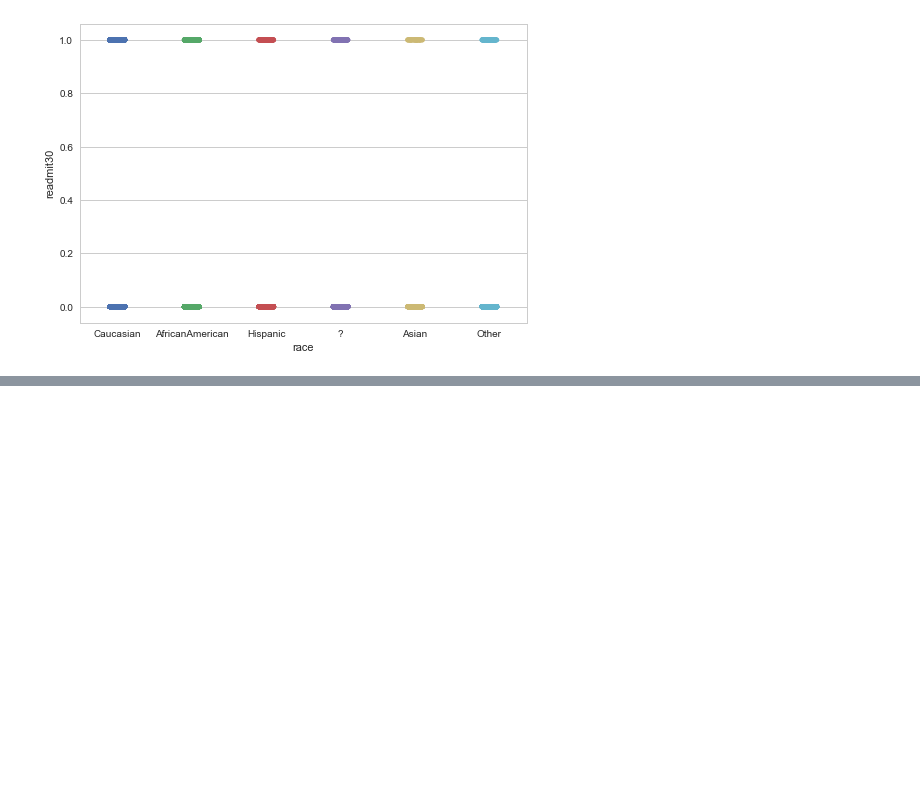
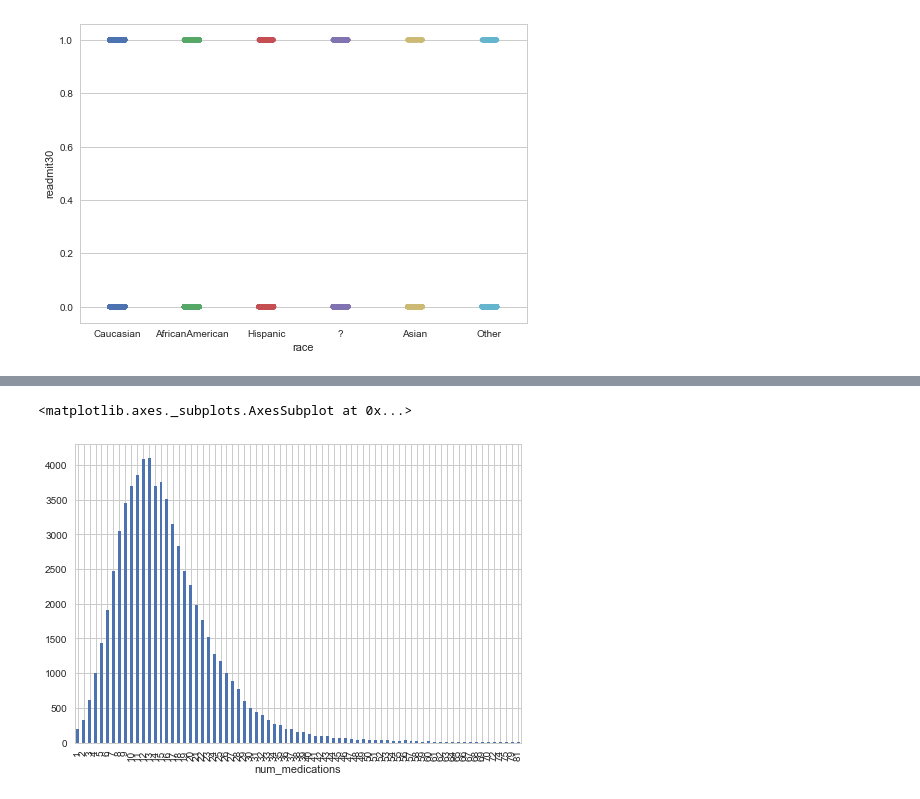
Before and after one commit to AOlden/sb-projects, a Jupyter notebook: diabetes_readmission/exploratory_analysis_diabetes_readmission.ipynb, the cells around one changed output, grey strips where cells are left out. Saved outputs shown, nothing was run; the diff lists cells and outputs as text; code cells hidden in the pictures; blank space fills up the shorter version.

```diff
--- a/diabetes_readmission/exploratory_analysis_diabetes_readmission.ipynb
+++ b/diabetes_readmission/exploratory_analysis_diabetes_readmission.ipynb
@@ -123,0 +76,7 @@ list(to_NaN)
+# %%
+ #number of medications is right-skewed
+num_meds = to_NaN.groupby(['num_medications']).size()
+num_meds.plot(kind = 'bar')
+# %% [output]
+<matplotlib.axes._subplots.AxesSubplot at 0x...>
+[figure, added]
```
Also changed, not shown: parts of 12 cells of this notebook.
